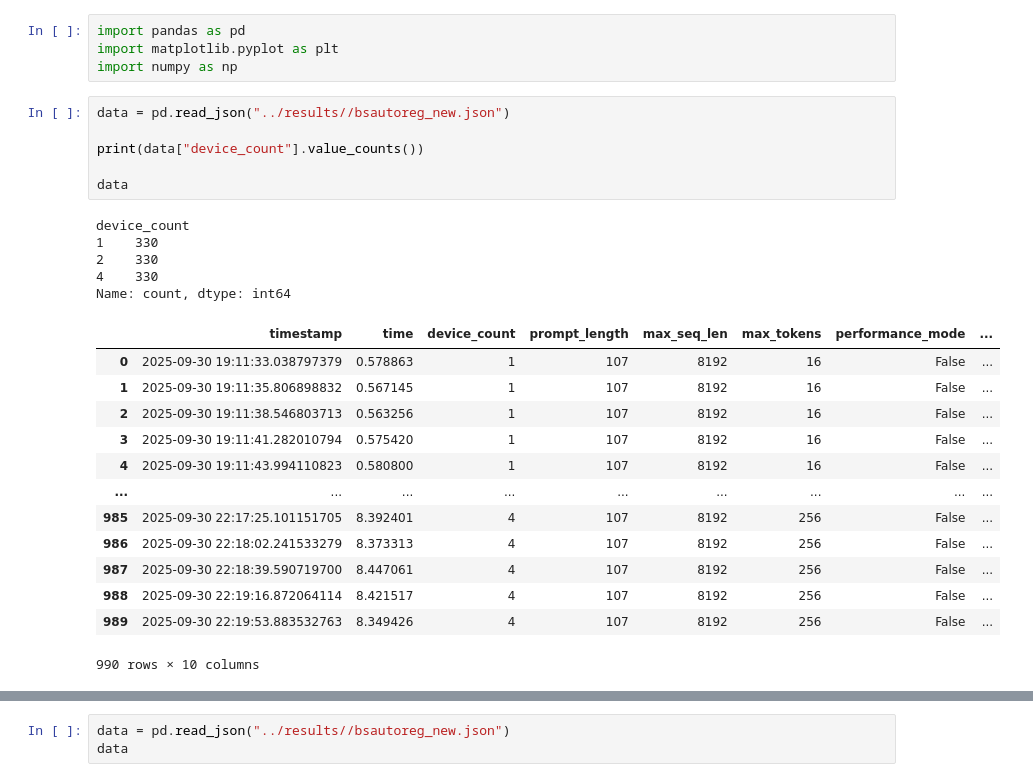
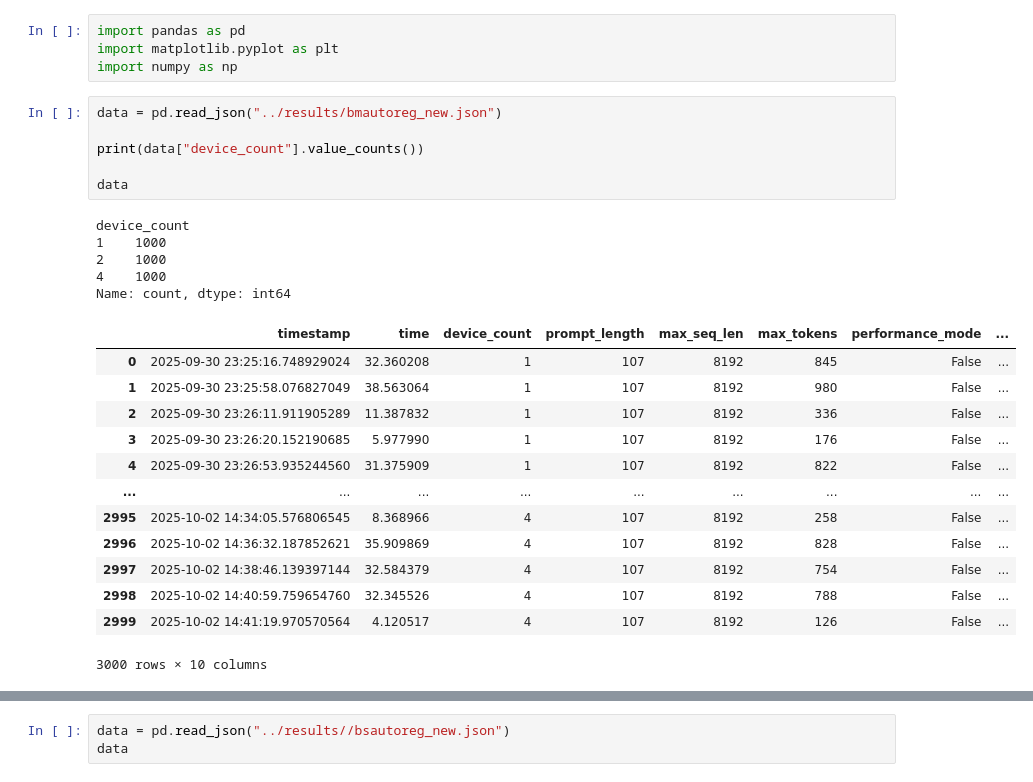
Before and after one commit to Dogacel/Uniference, a Jupyter notebook: notebooks/profiling_overhead_auto_regressive.ipynb, the cells around one changed output, grey strips where cells are left out. Saved outputs shown, nothing was run; the diff lists cells and outputs as text.

```diff
--- a/notebooks/profiling_overhead_auto_regressive.ipynb
+++ b/notebooks/profiling_overhead_auto_regressive.ipynb
@@ -3,30 +3,30 @@ import pandas as pd
 import matplotlib.pyplot as plt
 import numpy as np
 # %%
-data = pd.read_json("../results//bsautoreg_new.json")
+data = pd.read_json("../results/bmautoreg_new.json")
 
 print(data["device_count"].value_counts())
 
 data
 # %% [output]
 device_count
-1    330
-2    330
-4    330
+1    1000
+2    1000
+4    1000
 Name: count, dtype: int64
 |  | timestamp | time | device_count | prompt_length | max_seq_len | max_tokens | performance_mode | ... |
-| 0 | 2025-09-30 19:11:33.038797379 | 0.578863 | 1 | 107 | 8192 | 16 | False | ... |
-| 1 | 2025-09-30 19:11:35.806898832 | 0.567145 | 1 | 107 | 8192 | 16 | False | ... |
-| 2 | 2025-09-30 19:11:38.546803713 | 0.563256 | 1 | 107 | 8192 | 16 | False | ... |
-| 3 | 2025-09-30 19:11:41.282010794 | 0.575420 | 1 | 107 | 8192 | 16 | False | ... |
-| 4 | 2025-09-30 19:11:43.994110823 | 0.580800 | 1 | 107 | 8192 | 16 | False | ... |
+| 0 | 2025-09-30 23:25:16.748929024 | 32.360208 | 1 | 107 | 8192 | 845 | False | ... |
+| 1 | 2025-09-30 23:25:58.076827049 | 38.563064 | 1 | 107 | 8192 | 980 | False | ... |
+| 2 | 2025-09-30 23:26:11.911905289 | 11.387832 | 1 | 107 | 8192 | 336 | False | ... |
+| 3 | 2025-09-30 23:26:20.152190685 | 5.977990 | 1 | 107 | 8192 | 176 | False | ... |
+| 4 | 2025-09-30 23:26:53.935244560 | 31.375909 | 1 | 107 | 8192 | 822 | False | ... |
 | ... | ... | ... | ... | ... | ... | ... | ... | ... |
-| 985 | 2025-09-30 22:17:25.101151705 | 8.392401 | 4 | 107 | 8192 | 256 | False | ... |
-| 986 | 2025-09-30 22:18:02.241533279 | 8.373313 | 4 | 107 | 8192 | 256 | False | ... |
-| 987 | 2025-09-30 22:18:39.590719700 | 8.447061 | 4 | 107 | 8192 | 256 | False | ... |
-| 988 | 2025-09-30 22:19:16.872064114 | 8.421517 | 4 | 107 | 8192 | 256 | False | ... |
-| 989 | 2025-09-30 22:19:53.883532763 | 8.349426 | 4 | 107 | 8192 | 256 | False | ... |
+| 2995 | 2025-10-02 14:34:05.576806545 | 8.368966 | 4 | 107 | 8192 | 258 | False | ... |
+| 2996 | 2025-10-02 14:36:32.187852621 | 35.909869 | 4 | 107 | 8192 | 828 | False | ... |
+| 2997 | 2025-10-02 14:38:46.139397144 | 32.584379 | 4 | 107 | 8192 | 754 | False | ... |
+| 2998 | 2025-10-02 14:40:59.759654760 | 32.345526 | 4 | 107 | 8192 | 788 | False | ... |
+| 2999 | 2025-10-02 14:41:19.970570564 | 4.120517 | 4 | 107 | 8192 | 126 | False | ... |
-990 rows × 10 columns
+3000 rows × 10 columns
 # %%
 import seaborn as sns
 
```
Also changed, not shown: parts of 5 cells of this notebook, 23 other files.
